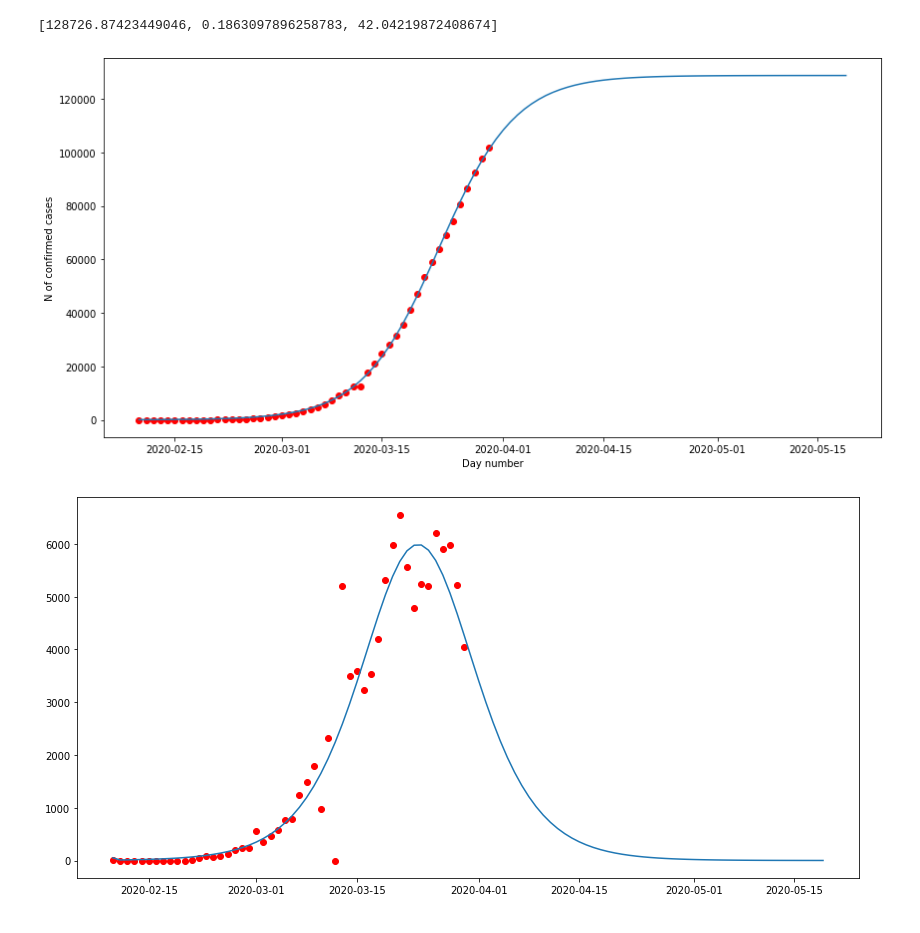
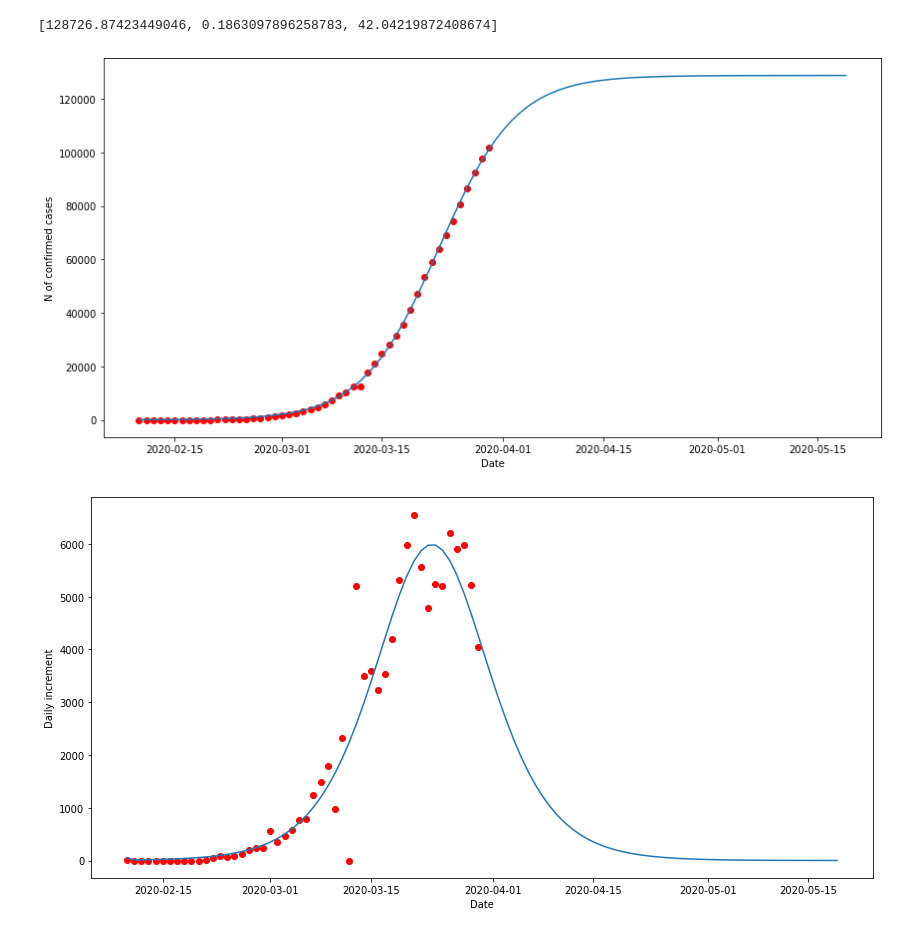
Before and after one commit to dmitrii303/covid, a Jupyter notebook: Covid part1.ipynb, the cells around one changed output. Cells and saved outputs as stored; diff of their text form; code cells hidden in the pictures.

```diff
--- a/Covid part1.ipynb
+++ b/Covid part1.ipynb
@@ -106,29 +106,31 @@ hictorical_dates = country_df['date']
 plt.figure(figsize=(14,7))
 plt.scatter(hictorical_dates, country_df['number_of_cases'], color='r')
 plt.plot(prediction_dates_list, predicted_cases)
-plt.xlabel('Day number')
+plt.xlabel('Date')
 plt.ylabel('N of confirmed cases')
 plt.show()
 # %% [output]
-[figure, old version]
+[figure, new version]
 # %%
 def get_new_daily_cases(cumulative_cases_list):
     """The function that transforms a list of accumulated daily cases to a list of new cases."""
     days_number = len(cumulative_cases_list)
     daily_cases = [cumulative_cases_list[i + 1] - cumulative_cases_list[i] for i in range(days_number - 1)]
     # Add the first day cases number as the first day increment
     daily_cases = [cumulative_cases_list[0]] + daily_cases
     return daily_cases
 
 predicted_cases_list = predicted_cases.tolist()
 predicted_daily_new_cases = get_new_daily_cases(predicted_cases_list)
 historical_cases_list = y_train.tolist()
 historical_daily_new_cases = get_new_daily_cases(historical_cases_list)
 
 # Plot the real and predicted daily increments
 plt.figure(figsize=(14,7))
 plt.scatter(hictorical_dates, historical_daily_new_cases, color='r')
 plt.plot(prediction_dates_list, predicted_daily_new_cases)
+plt.xlabel('Date')
+plt.ylabel('Daily increment')
 plt.show()
 # %% [output]
-[figure, old version]
+[figure, new version]
```
